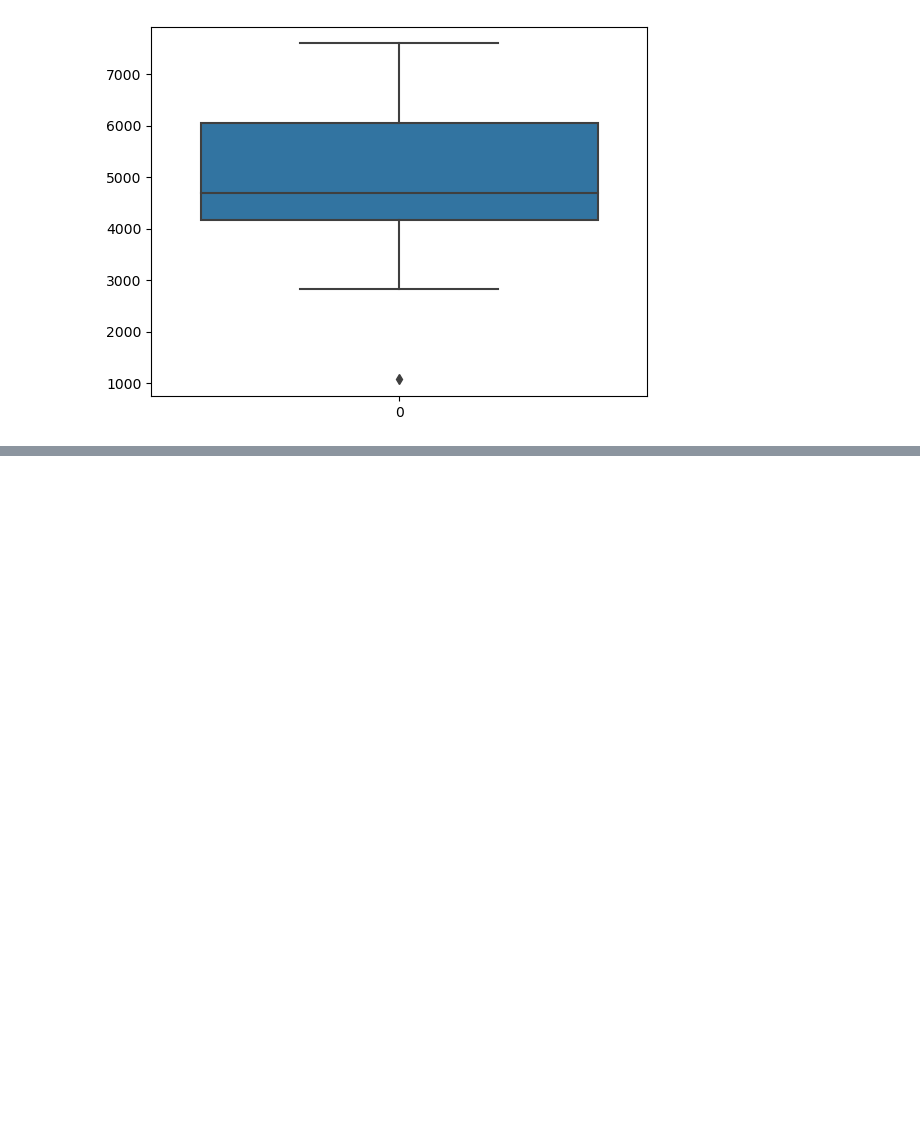
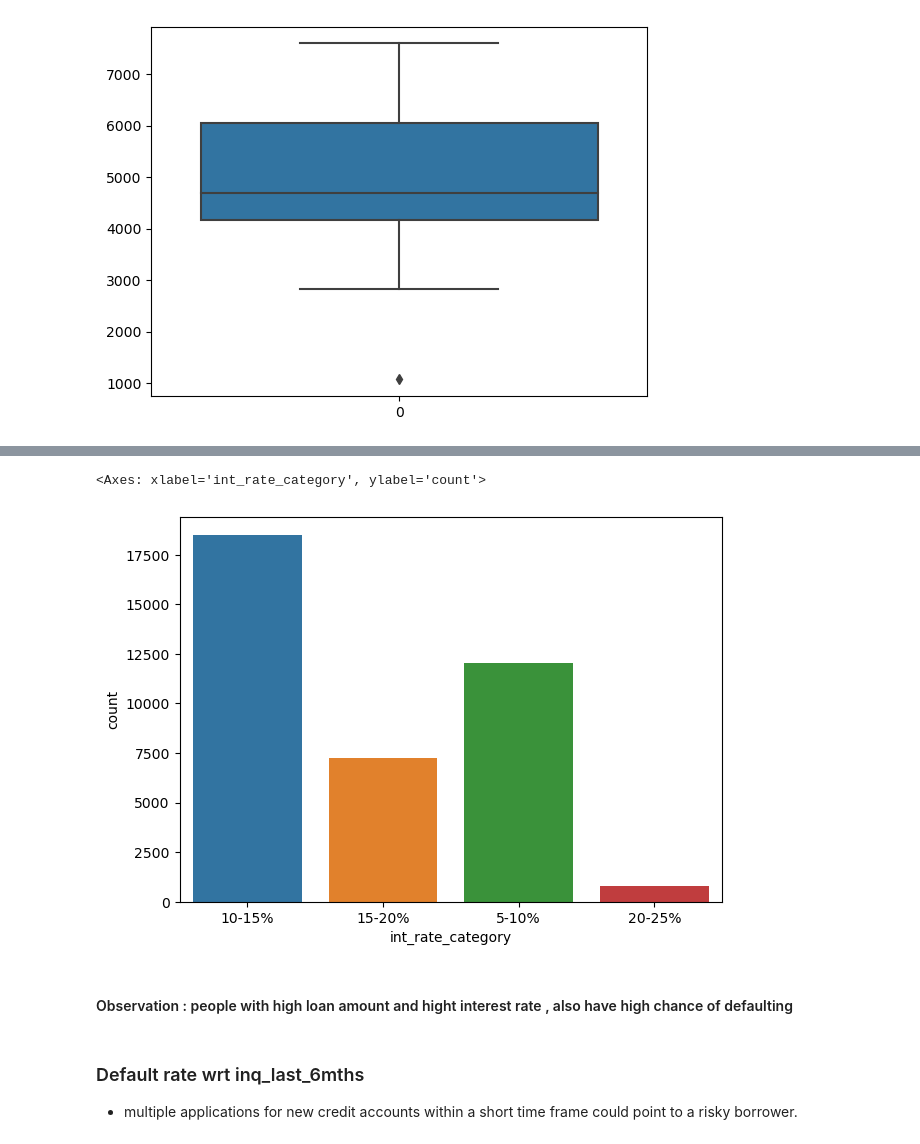
Before and after one commit to Mahalakshmi-Totad/lending_club_case_study, a Jupyter notebook: Solution.ipynb, the cells around one changed output, grey strips where cells are left out. Cells and saved outputs as stored; diff of their text form; code cells hidden in the pictures; blank space fills up the shorter version.

```diff
--- a/Solution.ipynb
+++ b/Solution.ipynb
@@ -1001,0 +1021,15 @@ sns.boxplot(data1['loan_amount_category'].value_counts())
+# %%
+fig,ax = plt.subplots(figsize = (7,5))
+
+charged_off =data[data['loan_status']=='Charged Off']
+
+# sns.histplot(x="inq_last_6mths", data=charged_off, stat="count", multiple="stack")
+sns.countplot(x=data1.int_rate_category, data=charged_off)
+# %% [output]
+<Axes: xlabel='int_rate_category', ylabel='count'>
+[figure, added]
+# %% [markdown]
+#### Observation :  people with high loan amount and hight interest rate , also have high chance of defaulting
+# %% [markdown]
+### Default rate wrt inq_last_6mths
+- multiple applications for new credit accounts within a short time frame could point to a risky borrower.
```
Also changed, not shown: parts of 53 cells of this notebook.
